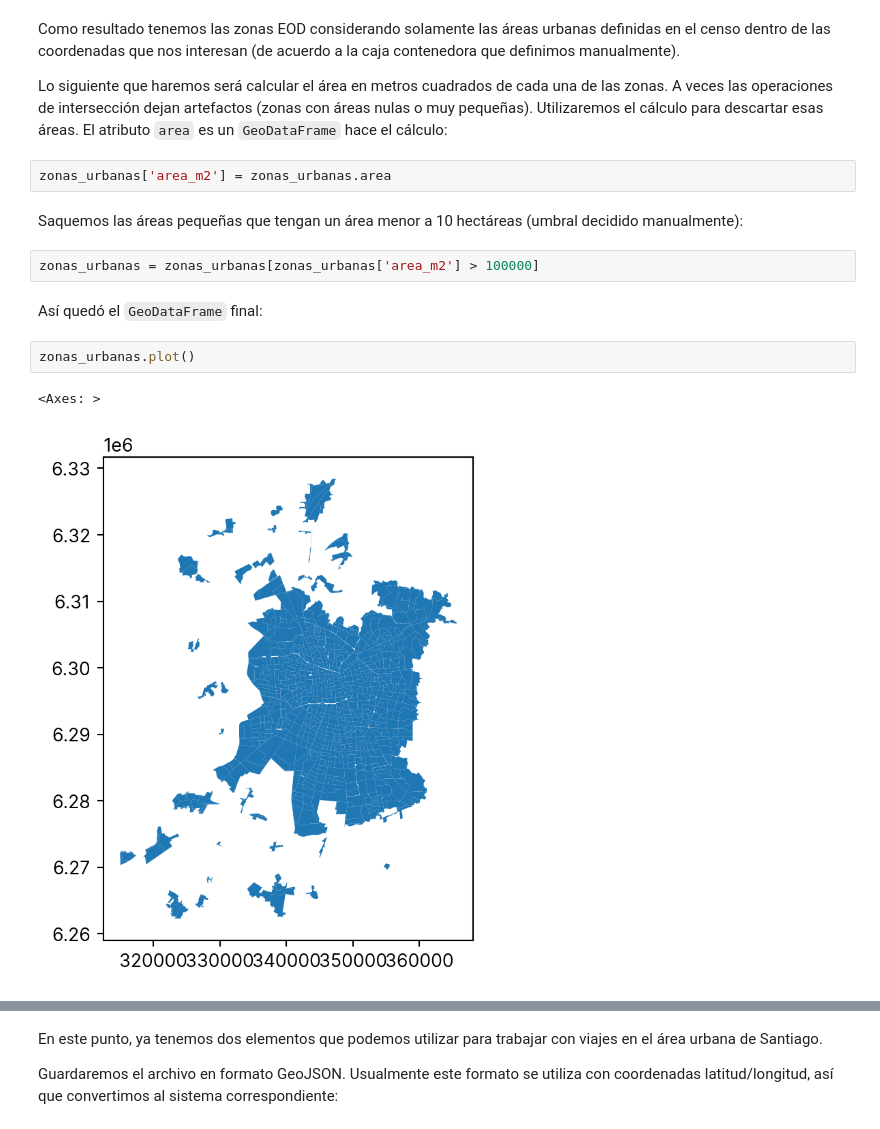
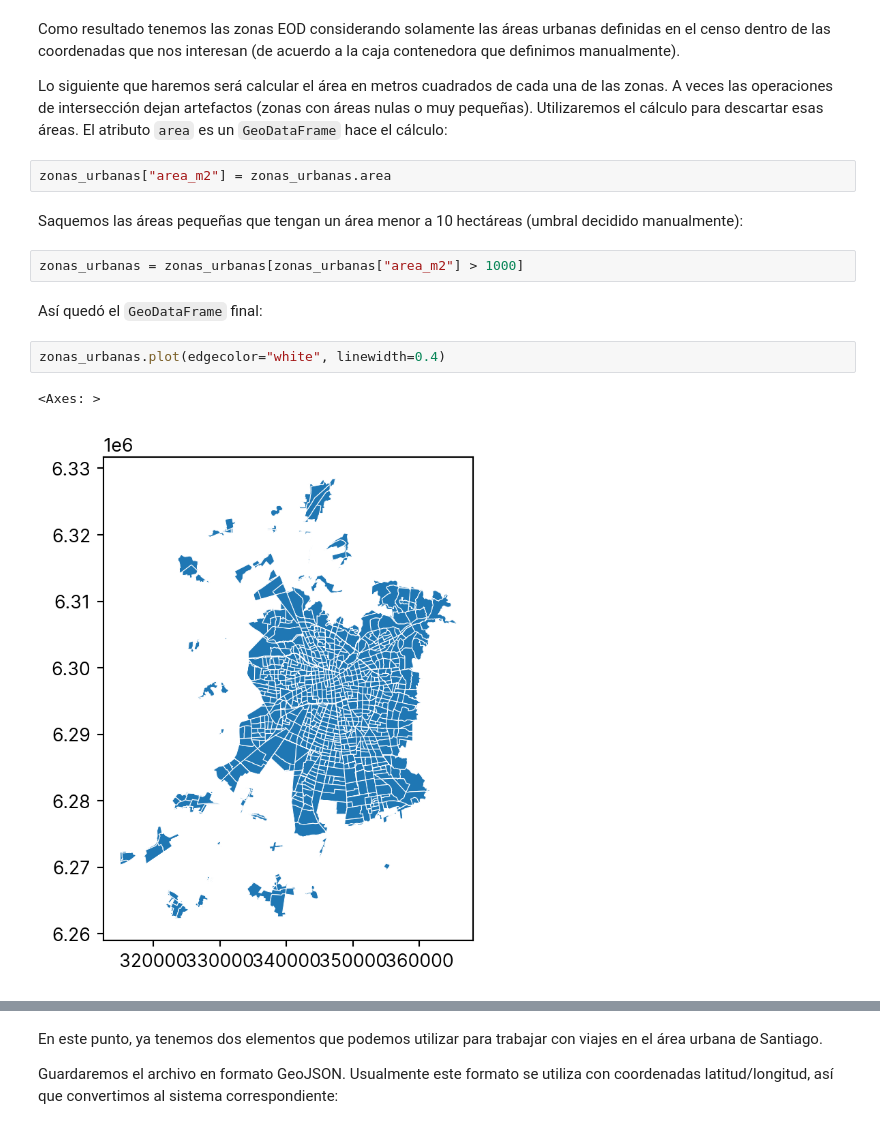
Before and after one commit to zorzalerrante/aves, a Jupyter notebook: notebooks/vis-course/2024-otoño/04-preparacion-mapas.ipynb, the cells around one changed output, grey strips where cells are left out. Cells and saved outputs as stored; diff of their text form.

```diff
--- a/notebooks/vis-course/2024-otoño/04-preparacion-mapas.ipynb
+++ b/notebooks/vis-course/2024-otoño/04-preparacion-mapas.ipynb
@@ -199,19 +197,19 @@ Como resultado tenemos las zonas EOD considerando solamente las áreas urbanas d
 
 Lo siguiente que haremos será calcular el área en metros cuadrados de cada una de las zonas. A veces las operaciones de intersección dejan artefactos (zonas con áreas nulas o muy pequeñas). Utilizaremos el cálculo para descartar esas áreas. El atributo `area` es un `GeoDataFrame` hace el cálculo:
 # %%
-zonas_urbanas['area_m2'] = zonas_urbanas.area
+zonas_urbanas["area_m2"] = zonas_urbanas.area
 # %% [markdown]
 Saquemos las áreas pequeñas que tengan un área menor a 10 hectáreas (umbral decidido manualmente):
 # %%
-zonas_urbanas = zonas_urbanas[zonas_urbanas['area_m2'] > 100000]
+zonas_urbanas = zonas_urbanas[zonas_urbanas["area_m2"] > 1000]
 # %% [markdown]
 
 Así quedó el `GeoDataFrame` final:
-# %%
-zonas_urbanas.plot()
-# %% [output]
-<Axes: >
-[figure, removed]
+# %%
+zonas_urbanas.plot(edgecolor="white", linewidth=0.4)
+# %% [output]
+<Axes: >
+[figure, added]
 # %%
 zonas_urbanas.head()
 # %% [output]
```
Also changed, not shown: parts of 20 cells of this notebook, 1 other file.
